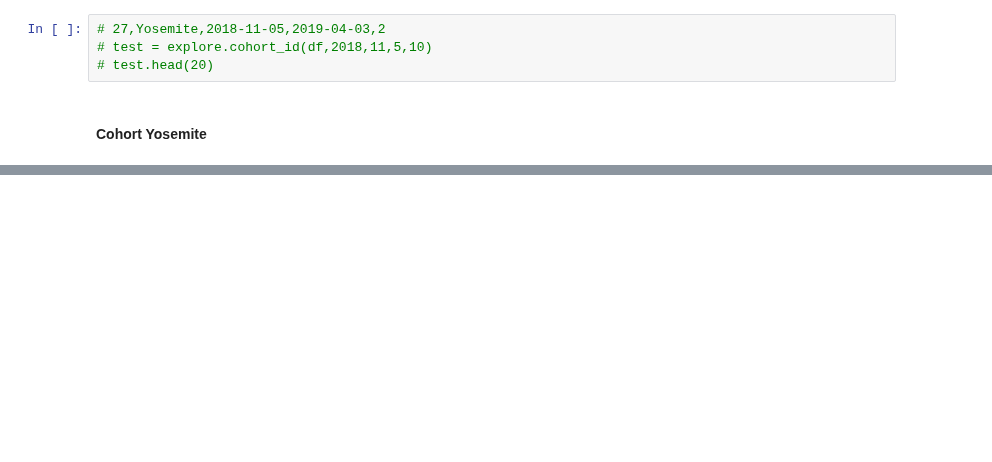
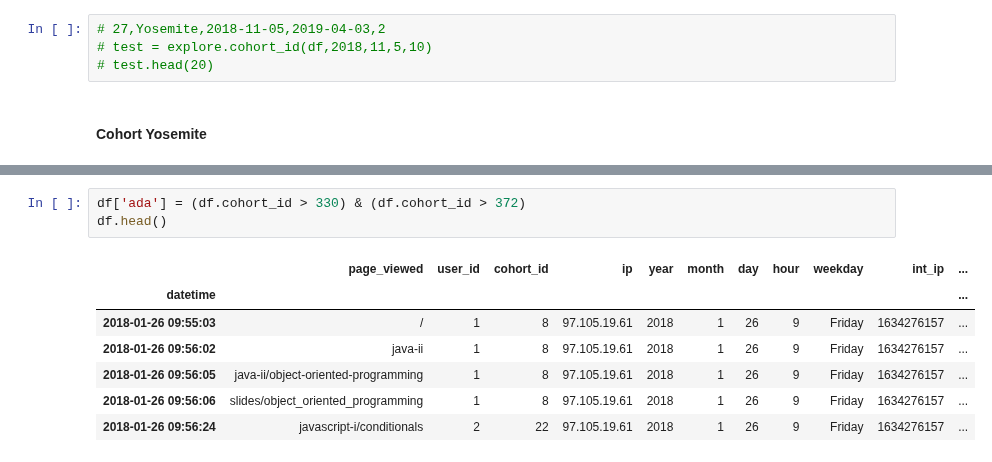
Before and after one commit to CSolitaire/anomaly-detection-exercises, a Jupyter notebook: anomaly_detection_mini_project.ipynb, the cells around one changed output, grey strips where cells are left out. Cells and saved outputs as stored; diff of their text form; blank space fills up the shorter version.

```diff
--- a/anomaly_detection_mini_project.ipynb
+++ b/anomaly_detection_mini_project.ipynb
@@ -209,0 +399,11 @@ len(yosemite.user_id.unique())
+# %%
+df['ada'] = (df.cohort_id > 330) & (df.cohort_id > 372)
+df.head()
+# %% [output]
+|  | page_viewed | user_id | cohort_id | ip | year | month | day | hour | weekday | int_ip | ... |
+| datetime |  |  |  |  |  |  |  |  |  |  | ... |
+| 2018-01-26 09:55:03 | / | 1 | 8 | 97.105.19.61 | 2018 | 1 | 26 | 9 | Friday | 1634276157 | ... |
+| 2018-01-26 09:56:02 | java-ii | 1 | 8 | 97.105.19.61 | 2018 | 1 | 26 | 9 | Friday | 1634276157 | ... |
+| 2018-01-26 09:56:05 | java-ii/object-oriented-programming | 1 | 8 | 97.105.19.61 | 2018 | 1 | 26 | 9 | Friday | 1634276157 | ... |
+| 2018-01-26 09:56:06 | slides/object_oriented_programming | 1 | 8 | 97.105.19.61 | 2018 | 1 | 26 | 9 | Friday | 1634276157 | ... |
+| 2018-01-26 09:56:24 | javascript-i/conditionals | 2 | 22 | 97.105.19.61 | 2018 | 1 | 26 | 9 | Friday | 1634276157 | ... |
```
Also changed, not shown: parts of 53 cells of this notebook.
